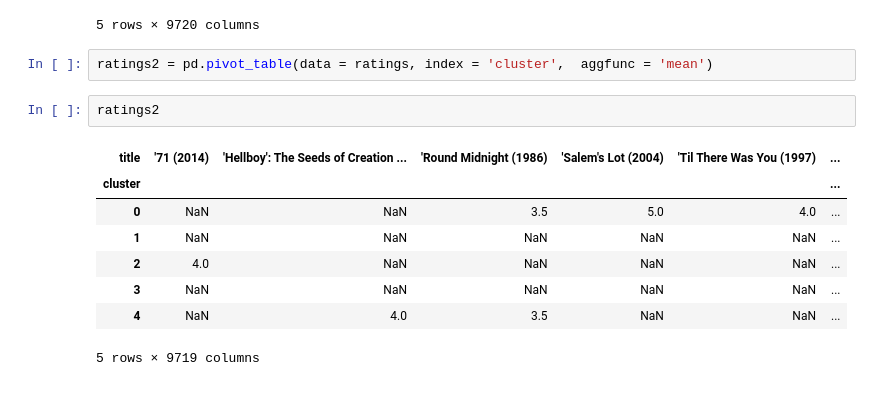
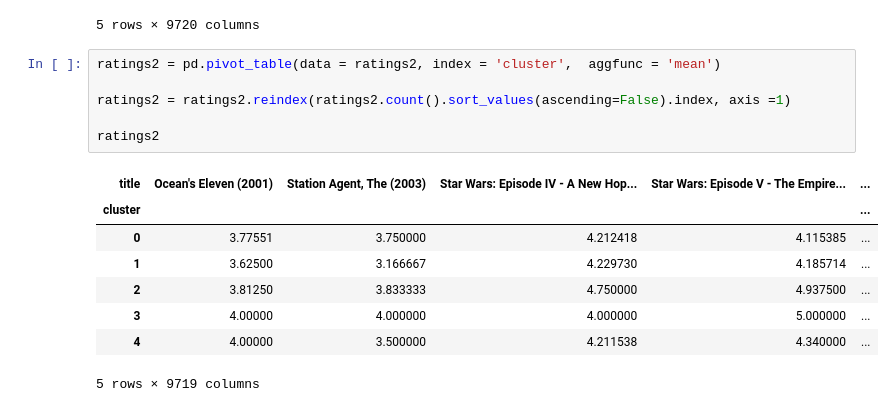
Before and after one commit to kvschaik/hu-ddl, a Jupyter notebook: movielens_clustering.ipynb, the cells around one changed output. Drawn from its saved outputs; the diff is of its cells as text.

```diff
--- a/movielens_clustering.ipynb
+++ b/movielens_clustering.ipynb
@@ -99,15 +99,17 @@ ratings.head()
 | 5 | NaN | 3.0 | 5.0 | NaN | ... |
 5 rows × 9720 columns
 # %%
-ratings2 = pd.pivot_table(data = ratings, index = 'cluster',  aggfunc = 'mean')
+ratings2 = pd.pivot_table(data = ratings2, index = 'cluster',  aggfunc = 'mean')
+
+ratings2 = ratings2.reindex(ratings2.count().sort_values(ascending=False).index, axis =1)
+
+ratings2
+# %% [output]
+| title | Ocean's Eleven (2001) | Station Agent, The (2003) | Star Wars: Episode IV - A New Hop... | Star Wars: Episode V - The Empire... | ... |
+| cluster |  |  |  |  | ... |
+| 0 | 3.77551 | 3.750000 | 4.212418 | 4.115385 | ... |
+| 1 | 3.62500 | 3.166667 | 4.229730 | 4.185714 | ... |
+| 2 | 3.81250 | 3.833333 | 4.750000 | 4.937500 | ... |
+| 3 | 4.00000 | 4.000000 | 4.000000 | 5.000000 | ... |
+| 4 | 4.00000 | 3.500000 | 4.211538 | 4.340000 | ... |
+5 rows × 9719 columns
-# %%
-ratings2
-# %% [output]
-| title | '71 (2014) | 'Hellboy': The Seeds of Creation ... | 'Round Midnight (1986) | 'Salem's Lot (2004) | 'Til There Was You (1997) | ... |
-| cluster |  |  |  |  |  | ... |
-| 0 | NaN | NaN | 3.5 | 5.0 | 4.0 | ... |
-| 1 | NaN | NaN | NaN | NaN | NaN | ... |
-| 2 | 4.0 | NaN | NaN | NaN | NaN | ... |
-| 3 | NaN | NaN | NaN | NaN | NaN | ... |
-| 4 | NaN | 4.0 | 3.5 | NaN | NaN | ... |
-5 rows × 9719 columns
```
